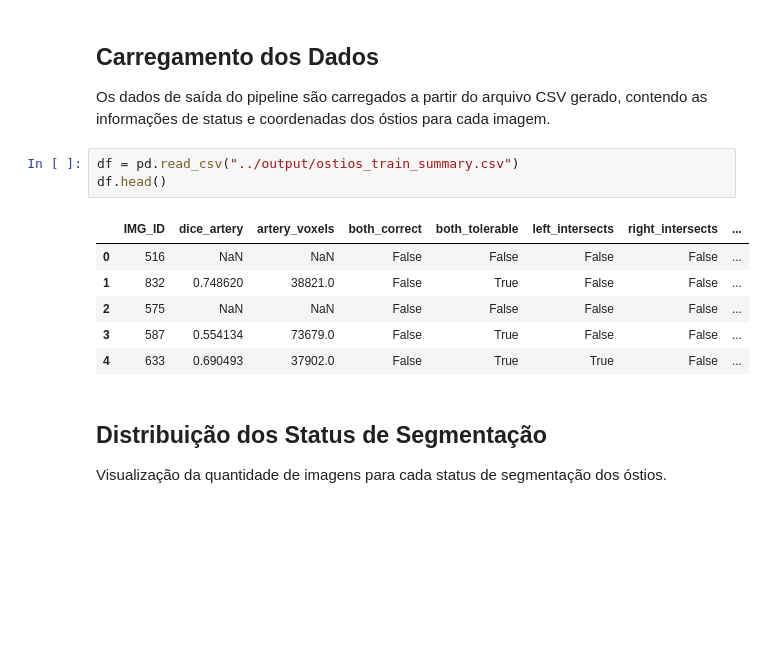
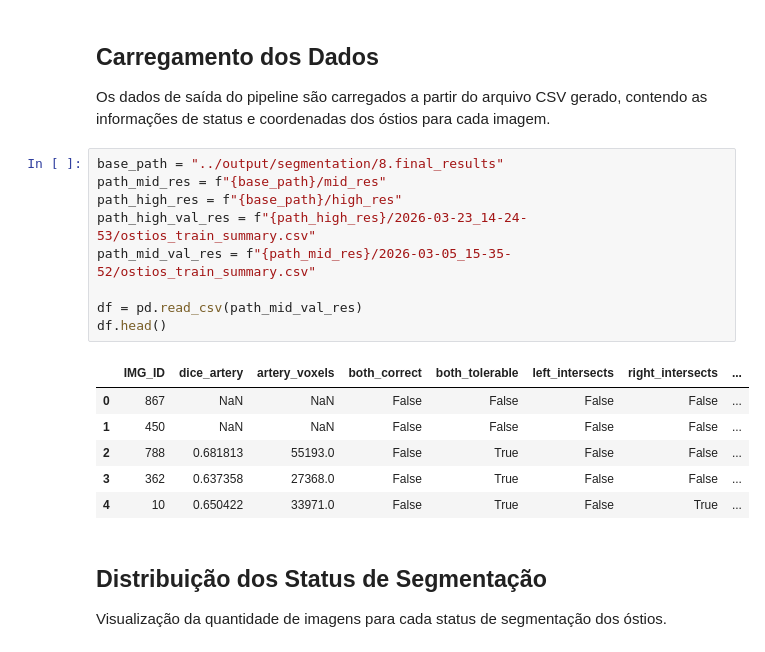
Before and after one commit to matheusssilva991/coronary-centerline-detection, a Jupyter notebook: src/eda_segmentacao.ipynb, the cells around one changed output. Cells and saved outputs as stored; diff of their text form; blank space fills up the shorter version.

```diff
--- a/src/eda_segmentacao.ipynb
+++ b/src/eda_segmentacao.ipynb
@@ -12,15 +12,21 @@ Este notebook realiza uma análise exploratória dos resultados da segmentação
 ## Carregamento dos Dados
 Os dados de saída do pipeline são carregados a partir do arquivo CSV gerado, contendo as informações de status e coordenadas dos óstios para cada imagem.
 # %%
-df = pd.read_csv("../output/ostios_train_summary.csv")
+base_path = "../output/segmentation/8.final_results"
+path_mid_res = f"{base_path}/mid_res"
+path_high_res = f"{base_path}/high_res"
+path_high_val_res = f"{path_high_res}/2026-03-23_14-24-53/ostios_train_summary.csv"
+path_mid_val_res = f"{path_mid_res}/2026-03-05_15-35-52/ostios_train_summary.csv"
+
+df = pd.read_csv(path_mid_val_res)
 df.head()
 # %% [output]
 |  | IMG_ID | dice_artery | artery_voxels | both_correct | both_tolerable | left_intersects | right_intersects | ... |
-| 0 | 516 | NaN | NaN | False | False | False | False | ... |
-| 1 | 832 | 0.748620 | 38821.0 | False | True | False | False | ... |
-| 2 | 575 | NaN | NaN | False | False | False | False | ... |
-| 3 | 587 | 0.554134 | 73679.0 | False | True | False | False | ... |
-| 4 | 633 | 0.690493 | 37902.0 | False | True | True | False | ... |
+| 0 | 867 | NaN | NaN | False | False | False | False | ... |
+| 1 | 450 | NaN | NaN | False | False | False | False | ... |
+| 2 | 788 | 0.681813 | 55193.0 | False | True | False | False | ... |
+| 3 | 362 | 0.637358 | 27368.0 | False | True | False | False | ... |
+| 4 | 10 | 0.650422 | 33971.0 | False | True | False | True | ... |
 # %% [markdown]
 ## Distribuição dos Status de Segmentação
 Visualização da quantidade de imagens para cada status de segmentação dos óstios.
```
Also changed, not shown: parts of 8 cells of this notebook, 3 other files.
